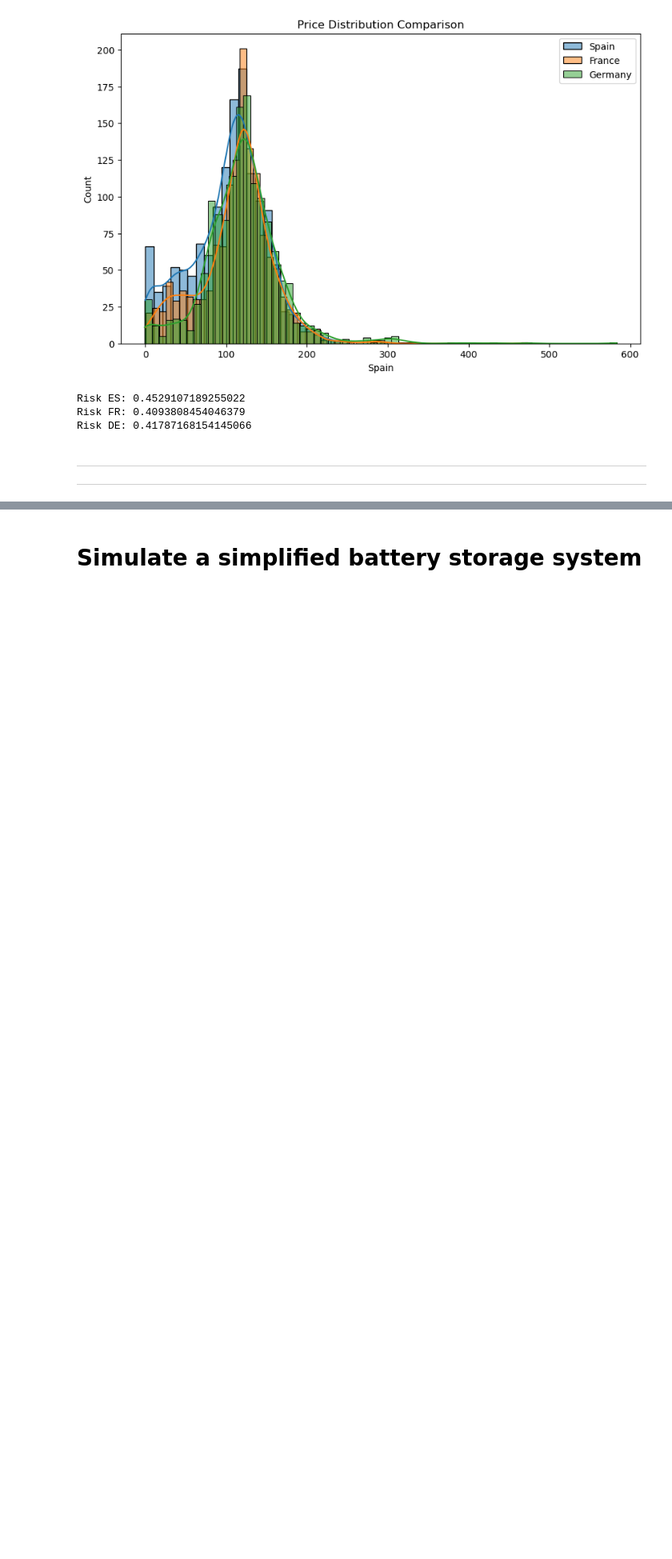
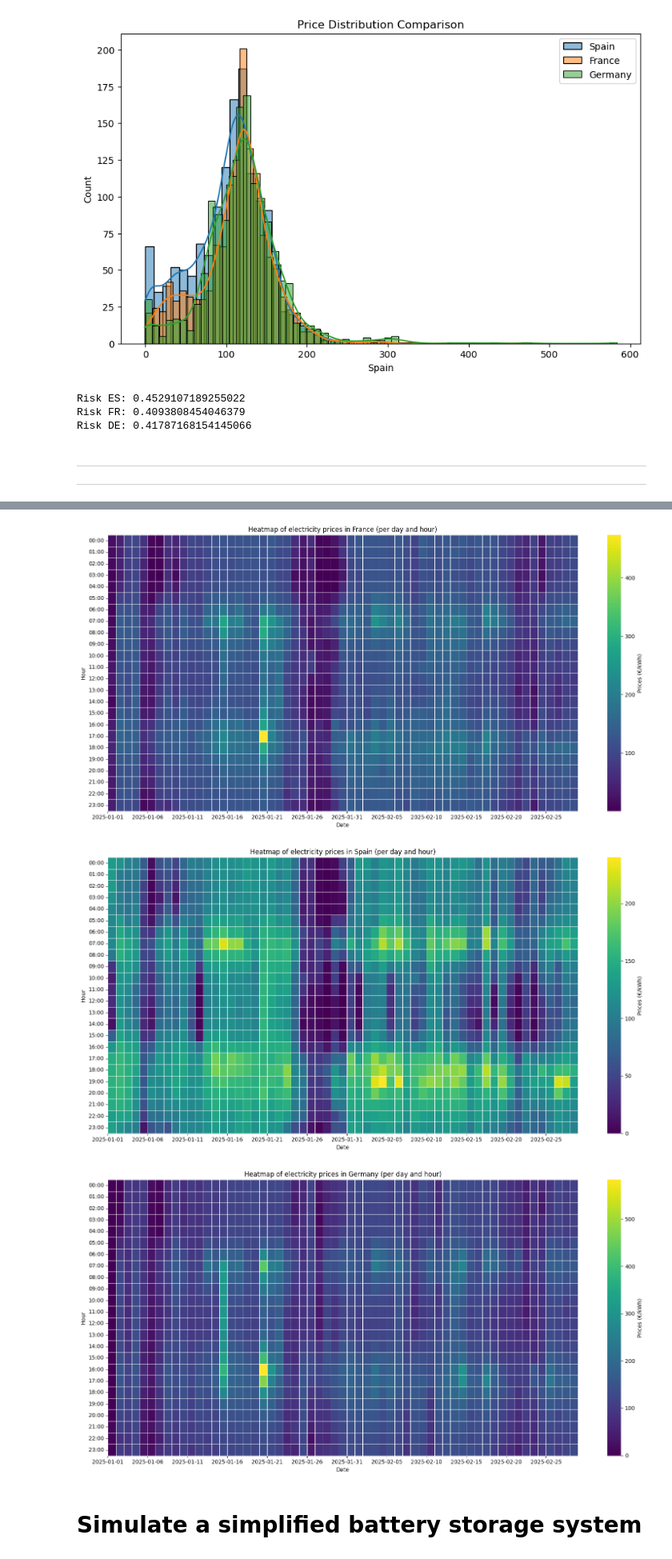
Before and after one commit to stellamirri/analisis_datos, a Jupyter notebook: Grupo1_2026/Group1Notebook.ipynb, the cells around one changed output, grey strips where cells are left out. Shown at 80% size. Cells and saved outputs as stored; diff of their text form; code cells hidden in the pictures; blank space fills up the shorter version.

Commit message:
First heat maps

```diff
--- a/Grupo1_2026/Group1Notebook.ipynb
+++ b/Grupo1_2026/Group1Notebook.ipynb
@@ -296,0 +299,3 @@ plot_comparative_volatility(df)
+# %%
+df = df.iloc[1:]  #To start with the 1st hours of the 1st of January
+df.head()
@@ -296,0 +309,9 @@ plot_comparative_volatility(df)
+# %%
+import seaborn as sns
+import matplotlib.pyplot as plt
+
+#Creation of two columns : Day and Hour
+df["Date"] = df.index.strftime("%Y-%m-%d")  # Format : "2025-01-15"
+df["Hour"] = df.index.strftime("%H:00")     # Format : "23:00"
+pivot_df = df.pivot(index="Hour", columns="Date", values=["France", "Spain","Germany"]) #Hour becomes the index and the dates are columns
+pivot_df.head()
@@ -297,3 +328,29 @@ plot_comparative_volatility(df)
+# %%
+#Heatmap with x axis = day ; y axis = hour ; colour (heat) = prices
+for country in ["France", "Spain","Germany"]:
+    plt.figure(figsize=(16, 8))
+    sns.heatmap(
+        pivot_df[country],
+        cmap="viridis", #the color code
+        annot=False, #prices won't appear for each set {day, hour} or else too much information
+        fmt=".2f",
+        linewidths=0.5,
+        cbar_kws={'label': 'Prices (€/kWh)'} #Color (heat) legend
+    )
+    plt.title(f"Heatmap of electricity prices in {country} (per day and hour)")
+    plt.xlabel("Date")
+    plt.ylabel("Hour")
+    Xticks=pivot_df["France"].columns #we'll have to select the ticks for the x axis that will appear
+    plt.xticks(
+        ticks=range(0, len(Xticks), 5),  #Their position
+        labels=Xticks[::5],  #Only 1 out of 5 ticks will be displayed with the dates
+        rotation=0) #Writing horizontally the dates
+    plt.tight_layout()
+    plt.show()
+# %% [output]
+[figure, added]
+[figure, added]
+[figure, added]
 # %% [markdown]
 # Simulate a simplified battery storage system
 # %%
```
Also changed, not shown: parts of 3 cells of this notebook.
